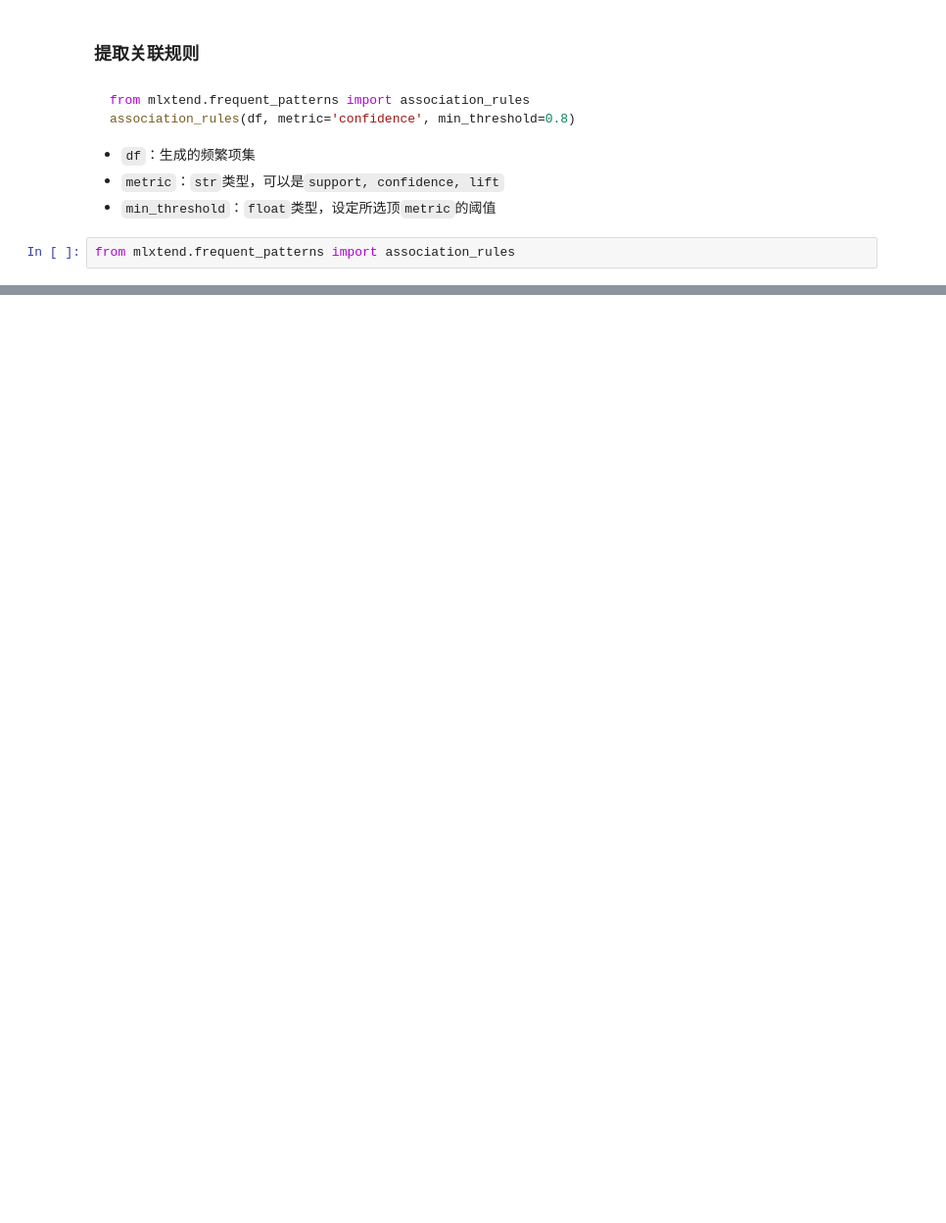
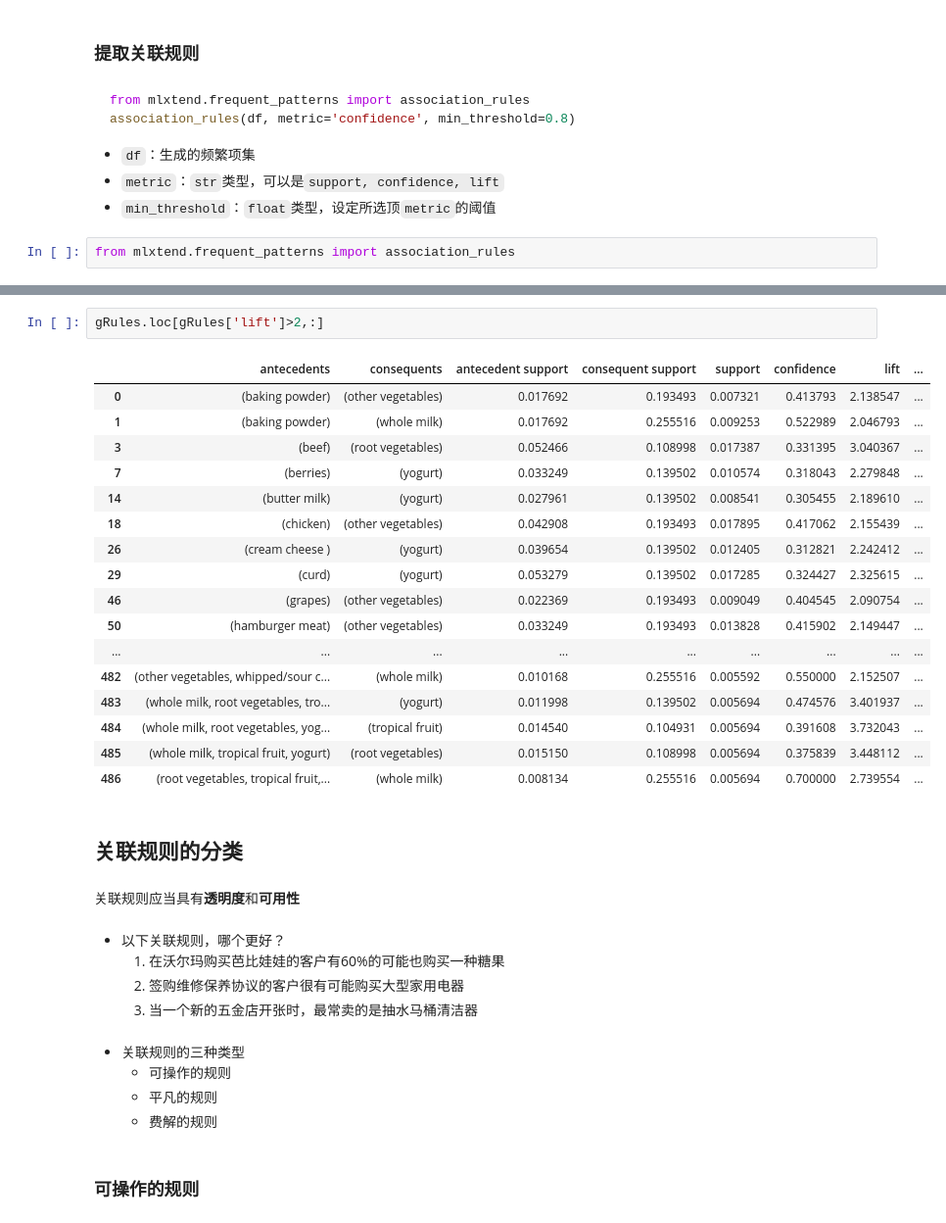
Before and after one commit to christinemu/biz-mining, a Jupyter notebook: Association.ipynb, the cells around one changed output, grey strips where cells are left out. Shown: that part at 98% size. Saved outputs shown, nothing was run; the diff lists cells and outputs as text; blank space fills up the shorter version.

```diff
--- a/Association.ipynb
+++ b/Association.ipynb
@@ -759,0 +872,36 @@ association_rules(itemsets)
+# %%
+gRules.loc[gRules['lift']>2,:]
+# %% [output]
+|  | antecedents | consequents | antecedent support | consequent support | support | confidence | lift | ... |
+| 0 | (baking powder) | (other vegetables) | 0.017692 | 0.193493 | 0.007321 | 0.413793 | 2.138547 | ... |
+| 1 | (baking powder) | (whole milk) | 0.017692 | 0.255516 | 0.009253 | 0.522989 | 2.046793 | ... |
+| 3 | (beef) | (root vegetables) | 0.052466 | 0.108998 | 0.017387 | 0.331395 | 3.040367 | ... |
+| 7 | (berries) | (yogurt) | 0.033249 | 0.139502 | 0.010574 | 0.318043 | 2.279848 | ... |
+| 14 | (butter milk) | (yogurt) | 0.027961 | 0.139502 | 0.008541 | 0.305455 | 2.189610 | ... |
+| 18 | (chicken) | (other vegetables) | 0.042908 | 0.193493 | 0.017895 | 0.417062 | 2.155439 | ... |
+| 26 | (cream cheese ) | (yogurt) | 0.039654 | 0.139502 | 0.012405 | 0.312821 | 2.242412 | ... |
+| 29 | (curd) | (yogurt) | 0.053279 | 0.139502 | 0.017285 | 0.324427 | 2.325615 | ... |
+| 46 | (grapes) | (other vegetables) | 0.022369 | 0.193493 | 0.009049 | 0.404545 | 2.090754 | ... |
+| 50 | (hamburger meat) | (other vegetables) | 0.033249 | 0.193493 | 0.013828 | 0.415902 | 2.149447 | ... |
+| ... | ... | ... | ... | ... | ... | ... | ... | ... |
+| 482 | (other vegetables, whipped/sour c... | (whole milk) | 0.010168 | 0.255516 | 0.005592 | 0.550000 | 2.152507 | ... |
+| 483 | (whole milk, root vegetables, tro... | (yogurt) | 0.011998 | 0.139502 | 0.005694 | 0.474576 | 3.401937 | ... |
+| 484 | (whole milk, root vegetables, yog... | (tropical fruit) | 0.014540 | 0.104931 | 0.005694 | 0.391608 | 3.732043 | ... |
+| 485 | (whole milk, tropical fruit, yogurt) | (root vegetables) | 0.015150 | 0.108998 | 0.005694 | 0.375839 | 3.448112 | ... |
+| 486 | (root vegetables, tropical fruit,... | (whole milk) | 0.008134 | 0.255516 | 0.005694 | 0.700000 | 2.739554 | ... |
+# %% [markdown]
+## 关联规则的分类
+# %% [markdown]
+<p class="h2 alert-info">关联规则应当具有<strong>透明度</strong>和<strong>可用性</strong></p>
+# %% [markdown]
+- 以下关联规则，哪个更好？
+    1. 在沃尔玛购买芭比娃娃的客户有60%的可能也购买一种糖果
+    2. 签购维修保养协议的客户很有可能购买大型家用电器
+    3. 当一个新的五金店开张时，最常卖的是抽水马桶清洁器
+# %% [markdown]
+- 关联规则的三种类型
+    + 可操作的规则
+    + 平凡的规则
+    + 费解的规则
+# %% [markdown]
+### 可操作的规则
```
Also changed, not shown: parts of 43 cells of this notebook.
